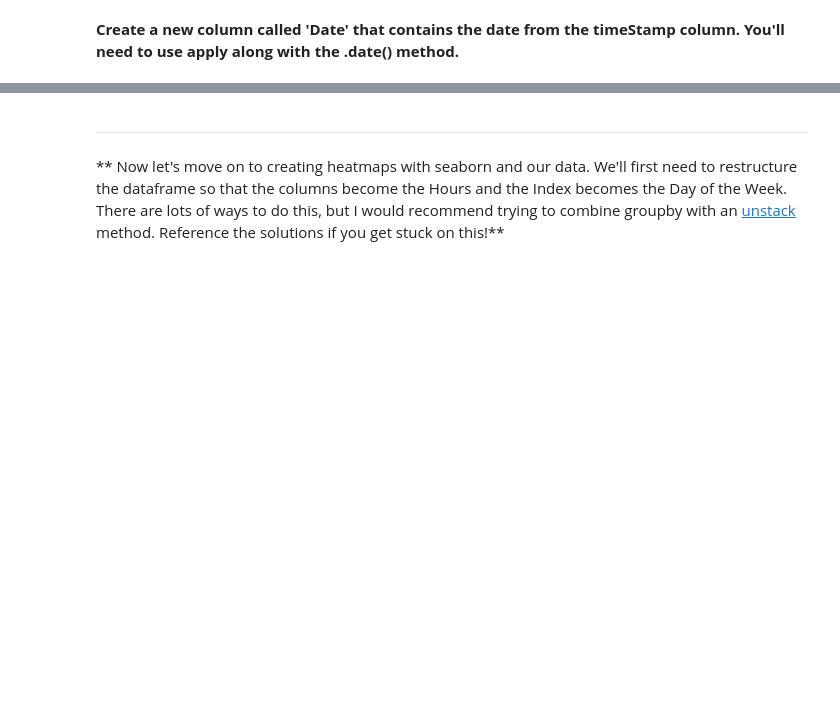
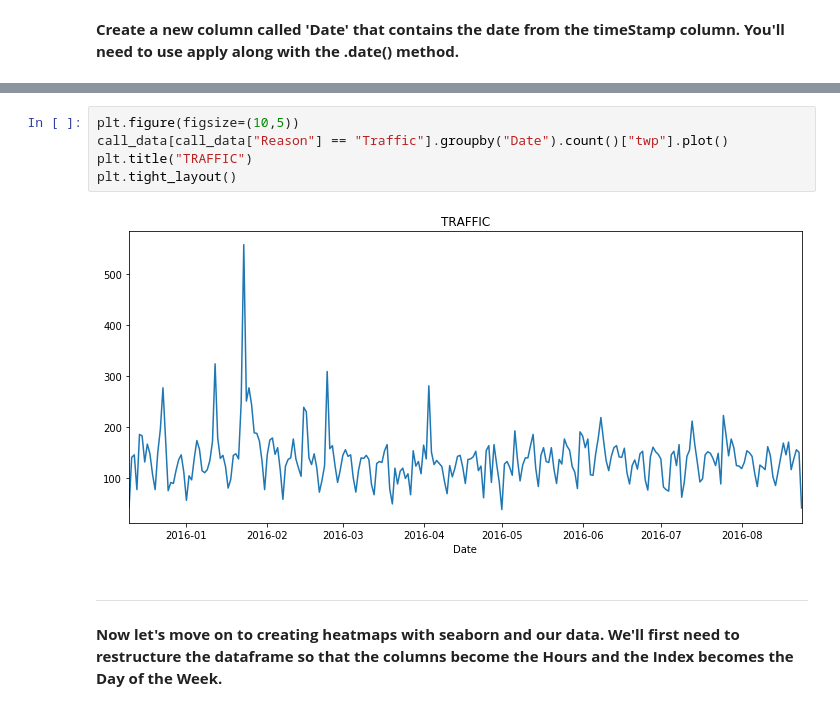
Before and after one commit to NMShihab/DScience-Projects, a Jupyter notebook: 911 Calls Data Capstone Project.ipynb, the cells around one changed output, grey strips where cells are left out. Saved outputs shown, nothing was run; the diff lists cells and outputs as text; blank space fills up the shorter version.

```diff
--- a/911 Calls Data Capstone Project.ipynb
+++ b/911 Calls Data Capstone Project.ipynb
@@ -253,3 +283,10 @@ sns.lmplot(x='Month',y='twp',data=byMonth.reset_index())
+# %%
+plt.figure(figsize=(10,5))
+call_data[call_data["Reason"] == "Traffic"].groupby("Date").count()["twp"].plot()
+plt.title("TRAFFIC")
+plt.tight_layout()
+# %% [output]
+[figure, added]
 # %% [markdown]
 ____
-** Now let's move on to creating  heatmaps with seaborn and our data. We'll first need to restructure the dataframe so that the columns become the Hours and the Index becomes the Day of the Week. There are lots of ways to do this, but I would recommend trying to combine groupby with an [unstack](http://pandas.pydata.org/pandas-docs/stable/generated/pandas.DataFrame.unstack.html) method. Reference the solutions if you get stuck on this!**
+**Now let's move on to creating  heatmaps with seaborn and our data. We'll first need to restructure the dataframe so that the columns become the Hours and the Index becomes the Day of the Week.**
```
Also changed, not shown: parts of 21 cells of this notebook.
